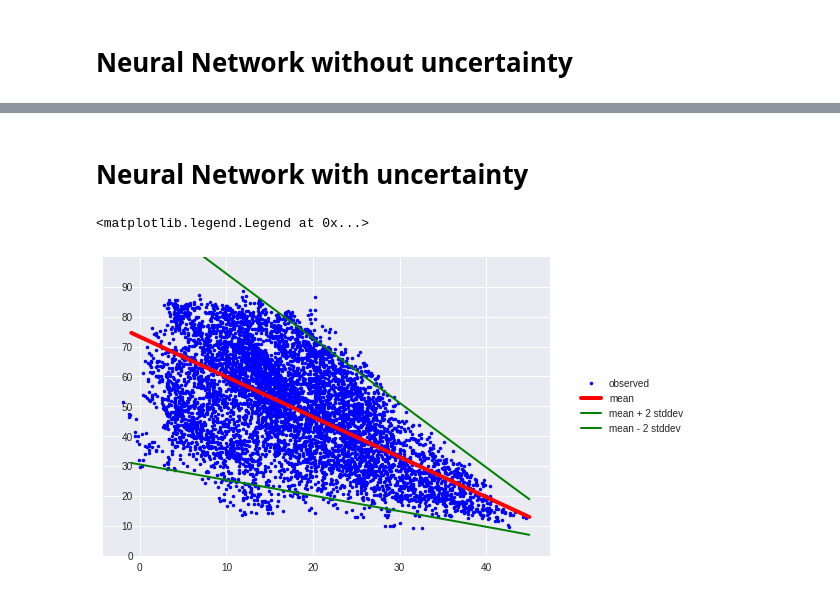
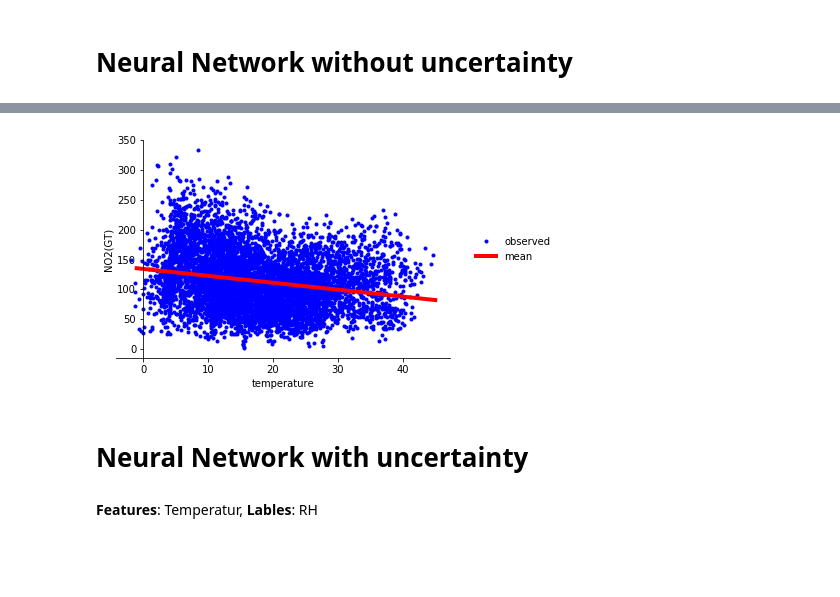
Before and after one commit to tom-schoener/ml-probability, a Jupyter notebook: tfp-evaluation/notebooks/air_quality.ipynb, the cells around one changed output, grey strips where cells are left out. Saved outputs shown, nothing was run; the diff lists cells and outputs as text; code cells hidden in the pictures; blank space fills up the shorter version.

```diff
--- a/tfp-evaluation/notebooks/air_quality.ipynb
+++ b/tfp-evaluation/notebooks/air_quality.ipynb
@@ -187,2 +210,10 @@ plt.legend(loc='center left', fancybox=True, framealpha=0., bbox_to_anchor=(1.05
+# %%
+no2_x_test = np.linspace(-1, 45, 50)
+no2_x_test = no2_x_test[..., np.newaxis]
+no2_predictions = no2_model(x_test)
+
+plot_no_uncertainty((no2_x, no2_y), (no2_x_test, no2_predictions), 'NO2(GT)')
+# %% [output]
+[figure, added]
 # %% [markdown]
 # Neural Network with uncertainty
@@ -207,25 +220,49 @@ assert isinstance(yhat, tfd.Distribution)
 # %%
-#@title Figure 2: Aleatoric Uncertainty
-plt.plot(x, y, 'b.', label='observed');
+def model_with_uncertainty(feature, label, epochs=5000):
+  # feature
+  x = np.array(df[feature])
+  x = x[..., np.newaxis]
 
-m = yhat.mean()
-s = yhat.stddev()
+  # label
+  y = np.array(df[label])
+
+  model = tf.keras.Sequential([
+    tf.keras.layers.Dense(2),
+    tfp.layers.DistributionLambda(lambda t: tfd.Normal(
+        loc=t[..., :1],
+        scale=1e-3 + tf.math.softplus(5e-3 * t[...,1:])))
+  ])
+
+  # inference
+  negloglik = lambda y_, rv_y: -rv_y.log_prob(y_)
+  model.compile(optimizer=tf.compat.v2.optimizers.Adam(learning_rate=0.01), loss=negloglik)
+  model.fit(x, y, epochs=epochs);
+
+  return (x, y, model)
 
 
-plt.plot(x_test, m, 'r', linewidth=4, label='mean');
-plt.plot(x_test, m + 2 * s, 'g', linewidth=2, label=r'mean + 2 stddev');
-plt.plot(x_test, m - 2 * s, 'g', linewidth=2, label=r'mean - 2 stddev');
+def plot_with_uncertainty(data, predictions, y_label):
+  '''
+  Plots the predicated data.
 
-plt.yticks(np.arange(0, 100, step=10));
-plt.ylim((0, 100))
+  data: [x, y] original data set
+  predictions: [x, y'] predicted data set
+  '''
+  plt.plot(data[0], data[1], 'b.', label='observed');
 
-ax=plt.gca();
-ax.xaxis.set_ticks_position('bottom')
-ax.yaxis.set_ticks_position('left')
-ax.spines['left'].set_position(('data', 0))
-ax.spines['top'].set_visible(False)
-ax.spines['right'].set_visible(False)
-plt.legend(loc='center left', fancybox=True, framealpha=0., bbox_to_anchor=(1.05, 0.5))
+  m = predictions[1].mean()
+  s = predictions[1].stddev()
+
+
+  plt.plot(predictions[0], m, 'r', linewidth=4, label='mean')
+  plt.plot(predictions[0], m - s * 2, predictions[0], m + s * 2, label=r'mean +/- stddev', linewidth=3, color='g')
+
+  ax=plt.gca();
+  ax.xaxis.set_ticks_position('bottom')
+  ax.yaxis.set_ticks_position('left')
+  ax.spines['left'].set_position(('data', 0))
+  ax.spines['top'].set_visible(False)
+  ax.spines['right'].set_visible(False)
+  plt.legend(loc='center left', fancybox=True, framealpha=0., bbox_to_anchor=(1.05, 0.5))
-# %% [output]
-<matplotlib.legend.Legend at 0x...>
-[figure, removed]
+# %% [markdown]
+**Features**: Temperatur, **Lables**: RH
```
Also changed, not shown: parts of 16 cells of this notebook.
